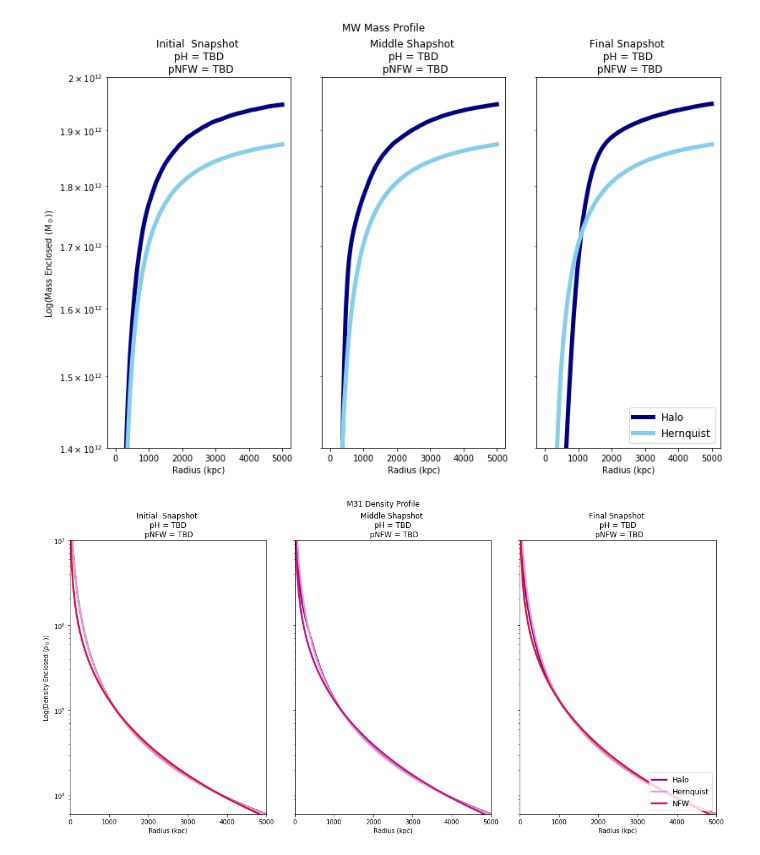
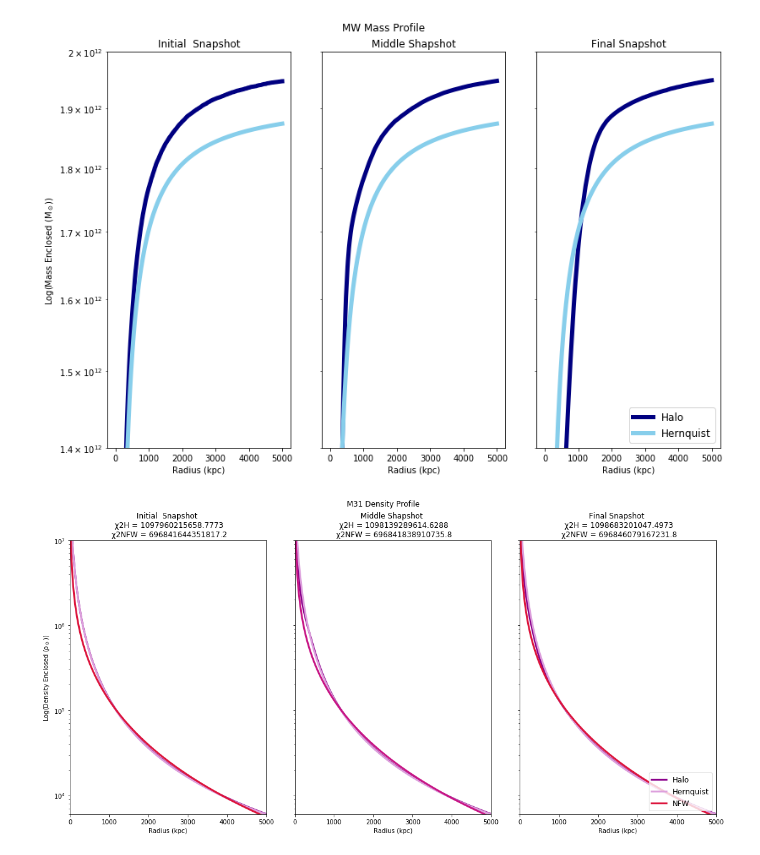
Before and after one commit to 747RL/400B_Lewis, a Jupyter notebook: Research Assignment/ResearchAssignment_7/ResearchAssignment_7.ipynb, the cells around one changed output. Saved outputs shown, nothing was run; the diff lists cells and outputs as text; code cells hidden in the pictures.

```diff
--- a/Research Assignment/ResearchAssignment_7/ResearchAssignment_7.ipynb
+++ b/Research Assignment/ResearchAssignment_7/ResearchAssignment_7.ipynb
@@ -254,13 +290,21 @@ class DensityProfile:
         # return the array of enclosed mass with appropriate units
         return rhoEnc[1:]
 # %%
-MW_I = DensityProfile("MW", 0) # Initialize the MassProfile class for MW at first Snapshot
-MW_M = DensityProfile("MW", 400) # Initialize the MassProfile class for MW at middle Snapshot
-MW_F = DensityProfile("MW", 801) # Initialize the MassProfile class for MW at last Snapshot
+MW_I = DensityProfile("MW", 0) # Initialize the DensityProfile class for MW at first Snapshot
+MW_M = DensityProfile("MW", 400) # Initialize the DensityProfile class for MW at middle Snapshot
+MW_F = DensityProfile("MW", 801) # Initialize the DensityProfile class for MW at last Snapshot
 
-M31_I = DensityProfile("M31", 0) # Initialize the MassProfile class for M31 at first Snapshot
-M31_M = DensityProfile("M31", 400) # Initialize the MassProfile class for M31 at middle Snapshot
-M31_F = DensityProfile("M31", 801) # Initialize the MassProfile class for M31 at last Snapshot
+M31_I = DensityProfile("M31", 0) # Initialize the DensityProfile class for M31 at first Snapshot
+M31_M = DensityProfile("M31", 400) # Initialize the DensityProfile class for M31 at middle Snapshot
+M31_F = DensityProfile("M31", 801) # Initialize the DensityProfile class for M31 at last Snapshot
+
+MW_I_M = MassProfile("MW", 0) # Initialize the DensityProfile class for MW at first Snapshot
+MW_M_M = MassProfile("MW", 400) # Initialize the DensityProfile class for MW at middle Snapshot
+MW_F_M = MassProfile("MW", 801) # Initialize the DensityProfile class for MW at last Snapshot
+
+M31_I_M = MassProfile("M31", 0) # Initialize the MassProfile class for M31 at first Snapshot
+M31_M_M = MassProfile("M31", 400) # Initialize the MassProfile class for M31 at middle Snapshot
+M31_F_M = MassProfile("M31", 801) # Initialize the MassProfile class for M31 at last Snapshot
 
 Renc = np.arange(0.1,5000.1,1)
 # %%
@@ -493,50 +557,53 @@ fig.savefig('M31_MassProfile.png')
 # %%
+# Plot the Mass profile and Hernquist Mass profile of MW
+# NFW profile is not used in mass form as there is error in function
+
 fig, axs = plt.subplots(1, 3, figsize=(12,8))
 fig.suptitle('MW Mass Profile') # Add title
 
 # Hernquist and NFW Profiles at Snap 0
-axs[0].semilogy(Renc,MW_I.MassEnclosed(1,Renc), color='navy', linewidth=5, label='Halo')
-axs[0].semilogy(Renc,MW_I.HernquistMass(Renc,62,1.921e12), color='skyblue',linewidth=5, label='Hernquist')
-#axs[0].semilogy(Renc,MW_I.NFWMass(Renc,2400,1.1e5), color='dodgerblue',linewidth=5, label='NFW, a=62 kpc')
-axs[0].set_title('Initial  Snapshot \n pH = TBD \n pNFW = TBD')
-#axs[0].set_title('Initial  Snapshot \n pH = ' + str(pH_MW_I) + '\n pNFW = ' + str(pNFW_MW_I))
+axs[0].semilogy(Renc,MW_I_M.MassEnclosed(1,Renc), color='navy', linewidth=5, label='Halo')
+axs[0].semilogy(Renc,MW_I_M.HernquistMass(Renc,62,1.921e12), color='skyblue',linewidth=5, label='Hernquist')
+#axs[0].semilogy(Renc,MW_I_M.NFWMass(Renc,2400,1.1e5), color='dodgerblue',linewidth=5, label='NFW, a=62 kpc')
+axs[0].set_title('Initial  Snapshot')
+
 
 # Hernquist and NFW Profiles at Snap 400
-axs[1].semilogy(Renc,MW_M.MassEnclosed(1,Renc), color='navy', linewidth=5, label='Halo')
-axs[1].semilogy(Renc,MW_M.HernquistMass(Renc,62,1.921e12), color='skyblue',linewidth=5, label='Hernquist')
-#axs[1].semilogy(Renc,MW_M.NFWMass(Renc,2400,1.1e12), color='dodgerblue',linewidth=5, label='NFW, a=62 kpc')
-axs[1].set_title('Middle Shapshot \n pH = TBD \n pNFW = TBD')
-#axs[1].set_title('Middle Shapshot \n pH = ' + str(pH_MW_M) + '\n pNFW = ' + str(pNFW_MW_M))
+axs[1].semilogy(Renc,MW_M_M.MassEnclosed(1,Renc), color='navy', linewidth=5, label='Halo')
+axs[1].semilogy(Renc,MW_M_M.HernquistMass(Renc,62,1.921e12), color='skyblue',linewidth=5, label='Hernquist')
+#axs[1].semilogy(Renc,MW_M_M.NFWMass(Renc,2400,1.1e12), color='dodgerblue',linewidth=5, label='NFW, a=62 kpc')
+axs[1].set_title('Middle Shapshot')
 
 # Hernquist and NFW Profiles at Snap 801
-axs[2].semilogy(Renc,MW_F.MassEnclosed(1,Renc), color='navy', linewidth=5, label='Halo')
-axs[2].semilogy(Renc,MW_F.HernquistMass(Renc,62,1.921e12), color='skyblue',linewidth=5, label='Hernquist')
-#axs[2].semilogy(Renc,MW_F.NFWMass(Renc,2400,1.1e5), color='dodgerblue',linewidth=5, label='NFW, a=62 kpc')
-axs[2].set_title('Final Snapshot \n pH = TBD \n pNFW = TBD')
-#axs[2].set_title('Final Snapshot \n pH = ' + str(pH_MW_F) + '\n pNFW = ' + str(pNFW_MW_F))
+axs[2].semilogy(Renc,MW_F_M.MassEnclosed(1,Renc), color='navy', linewidth=5, label='Halo')
+axs[2].semilogy(Renc,MW_F_M.HernquistMass(Renc,62,1.921e12), color='skyblue',linewidth=5, label='Hernquist')
+#axs[2].semilogy(Renc,MW_F_M.NFWMass(Renc,2400,1.1e5), color='dodgerblue',linewidth=5, label='NFW, a=62 kpc')
+axs[2].set_title('Final Snapshot')
 
 axs[0].set_ylim([1.4e12, 2e12])
 axs[1].set_ylim([1.4e12, 2e12])
 axs[2].set_ylim([1.4e12, 2e12])
 
 # Add axis labels
 for ax in axs.flat:
     ax.set(xlabel='Radius (kpc)', ylabel=r'Log(Mass Enclosed (M$_\odot$))')
 
 # Hide x labels and tick labels for top plots and y ticks for right plots.
 for ax in axs.flat:
     ax.label_outer()
 
 fig.tight_layout(pad=3.0)
 
 # Add a legend
 legend = plt.legend(loc='lower right',fontsize='large')
 
 # Save Figure
 fig.savefig('MW_MassProfile.png')
 # %% [output]
-[figure, old version]
+[figure, new version]
 # %%
+# Plot the Density profile, Hernquist Density profile, and NFW Density profile of M31
+
 fig, axs = plt.subplots(1, 3, figsize=(16,8))
 fig.suptitle('M31 Density Profile') # Add title
 
@@ -544,22 +611,19 @@ fig.suptitle('M31 Density Profile') # Add title
 axs[0].semilogy(Renc[1:],M31_I.DenEnclosed(1,Renc)[1:], color='darkmagenta', linewidth=3, label='Halo')
 axs[0].semilogy(Renc,M31_I.HernquistDen(Renc,62,1.921e12), color='plum',linewidth=3, label='Hernquist')
 axs[0].semilogy(Renc,M31_I.NFWDen(Renc,2400,1.1e5), color='crimson',linewidth=3, label='NFW')
-axs[0].set_title('Initial  Snapshot \n pH = TBD \n pNFW = TBD')
-#axs[0].set_title('Initial  Snapshot \n pH = ' + str(pH_M31_I) + '\n pNFW = ' + str(pNFW_M31_I))
+axs[0].set_title('Initial  Snapshot \n χ2H = ' + str(χH_M31_I) + '\n χ2NFW = ' + str(χNFW_M31_I))
 
 # Hernquist and NFW Profiles at Snap 400
 axs[1].semilogy(Renc[1:],M31_M.DenEnclosed(1,Renc)[1:], color='darkmagenta', linewidth=3, label='Halo')
 axs[1].semilogy(Renc,M31_M.HernquistDen(Renc,62,1.921e12), color='plum',linewidth=3, label='Hernquist')
 axs[1].semilogy(Renc,M31_M.NFWDen(Renc,2400,1.1e5), color='mediumvioletred',linewidth=3, label='NFW')
-axs[1].set_title('Middle Shapshot \n pH = TBD \n pNFW = TBD')
-#axs[1].set_title('Middle Shapshot \n pH = ' + str(pH_M31_M) + '\n pNFW = ' + str(pNFW_M31_M))
+axs[1].set_title('Middle Shapshot \n χ2H = ' + str(χH_M31_M) + '\n χ2NFW = ' + str(χNFW_M31_M))
 
 # Hernquist and NFW Profiles at Snap 801
 axs[2].semilogy(Renc[1:],M31_F.DenEnclosed(1,Renc)[1:], color='darkmagenta', linewidth=3, label='Halo')
 axs[2].semilogy(Renc,M31_F.HernquistDen(Renc,62,1.921e12), color='plum',linewidth=3, label='Hernquist')
 axs[2].semilogy(Renc,M31_F.NFWDen(Renc,2400,1.1e5), color='crimson',linewidth=3, label='NFW')
-axs[2].set_title('Final Snapshot \n pH = TBD \n pNFW = TBD')
-#axs[2].set_title('Final Snapshot \n pH = ' + str(pH_M31_F) + '\n pNFW = ' + str(pNFW_M31_F))
+axs[2].set_title('Final Snapshot \n χ2H = ' + str(χH_M31_F) + '\n χ2NFW = ' + str(χNFW_M31_F))
 
 axs[0].set_ylim([6e3, 1e7])
 axs[1].set_ylim([6e3, 1e7])
@@ -583,6 +647,6 @@ fig.tight_layout(pad=3.0)
 legend = plt.legend(loc='lower right',fontsize='large')
 
 # Save Figure
-#fig.savefig('M31_DensityProfile.png')
+fig.savefig('M31_DensityProfile.png')
 # %% [output]
-[figure, old version]
+[figure, new version]
```
Also changed, not shown: parts of 15 cells of this notebook, 7 other files.
